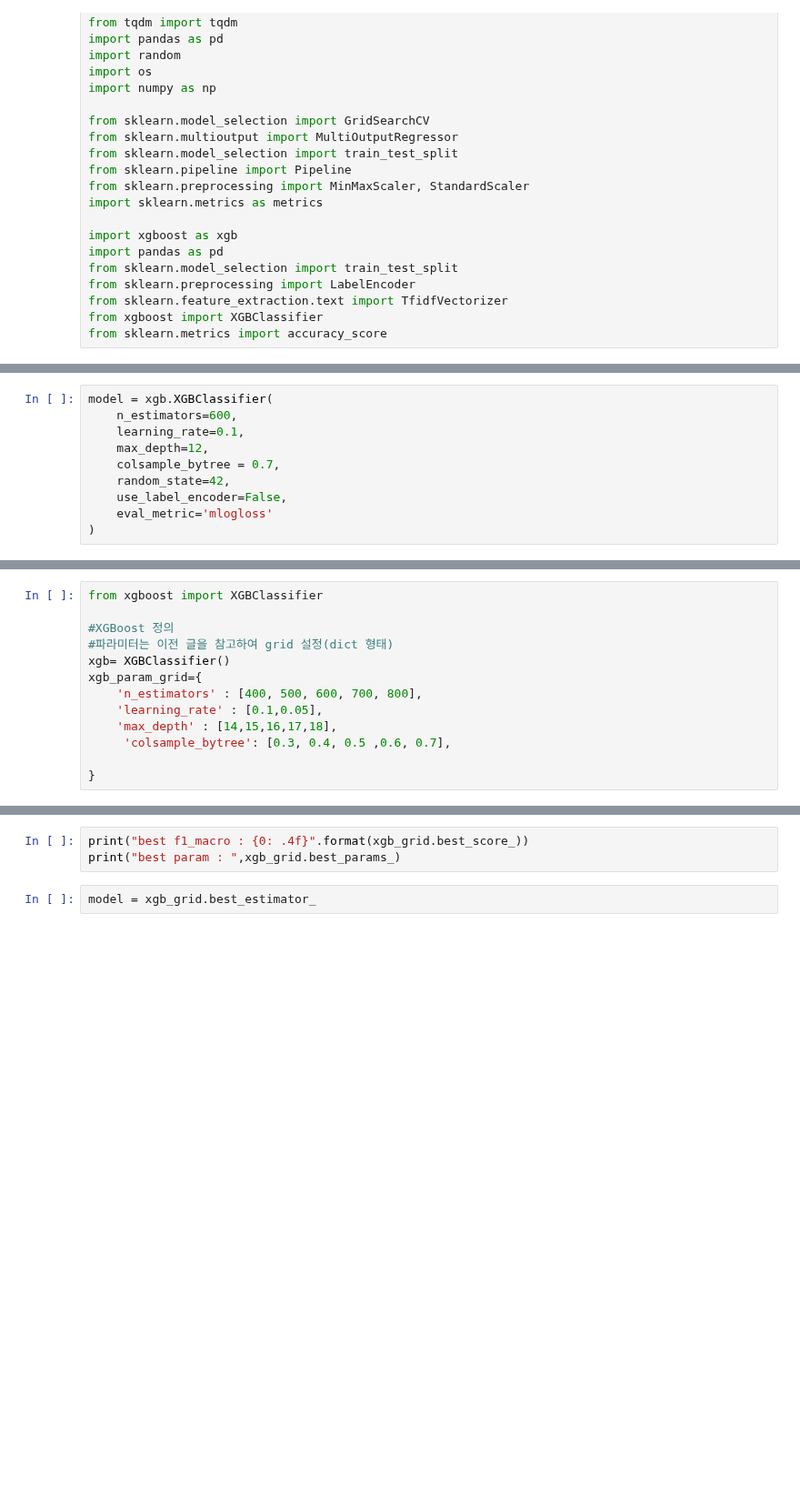
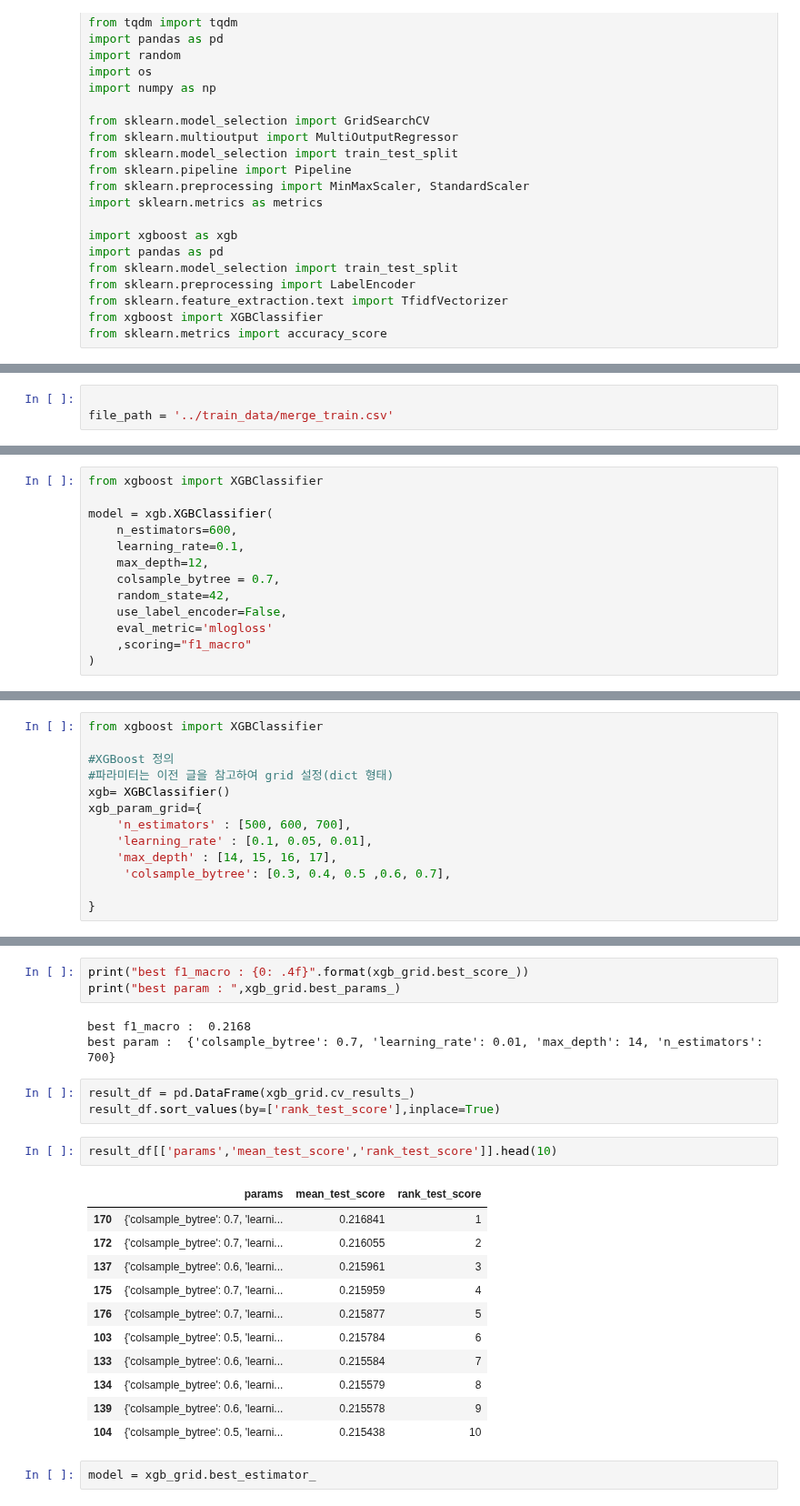
Before and after one commit to dothegee/classification_of_cancers, a Jupyter notebook: xgb_TFtok.ipynb, the cells around one changed output, grey strips where cells are left out. Shown at 91% size. Cells and saved outputs as stored; diff of their text form; blank space fills up the shorter version.

```diff
--- a/xgb_TFtok.ipynb
+++ b/xgb_TFtok.ipynb
@@ -24,0 +34,3 @@ from sklearn.metrics import accuracy_score
+# %%
+
+file_path = '../train_data/merge_train.csv'
@@ -44,6 +60,8 @@ X_tfidf = tfidf_vectorizer.fit_transform(data_features)
 # Split the data
 X_train, X_test, y_train, y_test = train_test_split(X_tfidf, y_encoded, test_size=0.1, random_state=42)
 # %%
+from xgboost import XGBClassifier
+
 model = xgb.XGBClassifier(
     n_estimators=600,
     learning_rate=0.1,
@@ -52,6 +70,7 @@ model = xgb.XGBClassifier(
     random_state=42,
     use_label_encoder=False,
     eval_metric='mlogloss'
+    ,scoring="f1_macro"
 )
 # %%
 model.fit(X_train, y_train)
@@ -77,9 +99,9 @@ from xgboost import XGBClassifier
 #파라미터는 이전 글을 참고하여 grid 설정(dict 형태)
 xgb= XGBClassifier()
 xgb_param_grid={
-    'n_estimators' : [400, 500, 600, 700, 800],
-    'learning_rate' : [0.1,0.05],
-    'max_depth' : [14,15,16,17,18],
+    'n_estimators' : [500, 600, 700],
+    'learning_rate' : [0.1, 0.05, 0.01],
+    'max_depth' : [14, 15, 16, 17],
      'colsample_bytree': [0.3, 0.4, 0.5 ,0.6, 0.7],
 
 }
@@ -92,6 +131,26 @@ Fitting 5 folds for each of 250 candidates, totalling 1250 fits
 # %%
 print("best f1_macro : {0: .4f}".format(xgb_grid.best_score_))
 print("best param : ",xgb_grid.best_params_)
+# %% [output]
+best f1_macro :  0.2168
+best param :  {'colsample_bytree': 0.7, 'learning_rate': 0.01, 'max_depth': 14, 'n_estimators': 700}
+# %%
+result_df = pd.DataFrame(xgb_grid.cv_results_)
+result_df.sort_values(by=['rank_test_score'],inplace=True)
+# %%
+result_df[['params','mean_test_score','rank_test_score']].head(10)
+# %% [output]
+|  | params | mean_test_score | rank_test_score |
+| 170 | {'colsample_bytree': 0.7, 'learni... | 0.216841 | 1 |
+| 172 | {'colsample_bytree': 0.7, 'learni... | 0.216055 | 2 |
+| 137 | {'colsample_bytree': 0.6, 'learni... | 0.215961 | 3 |
+| 175 | {'colsample_bytree': 0.7, 'learni... | 0.215959 | 4 |
+| 176 | {'colsample_bytree': 0.7, 'learni... | 0.215877 | 5 |
+| 103 | {'colsample_bytree': 0.5, 'learni... | 0.215784 | 6 |
+| 133 | {'colsample_bytree': 0.6, 'learni... | 0.215584 | 7 |
+| 134 | {'colsample_bytree': 0.6, 'learni... | 0.215579 | 8 |
+| 139 | {'colsample_bytree': 0.6, 'learni... | 0.215578 | 9 |
+| 104 | {'colsample_bytree': 0.5, 'learni... | 0.215438 | 10 |
 # %%
 model = xgb_grid.best_estimator_
 # %%
```
Also changed, not shown: parts of 15 cells of this notebook.
